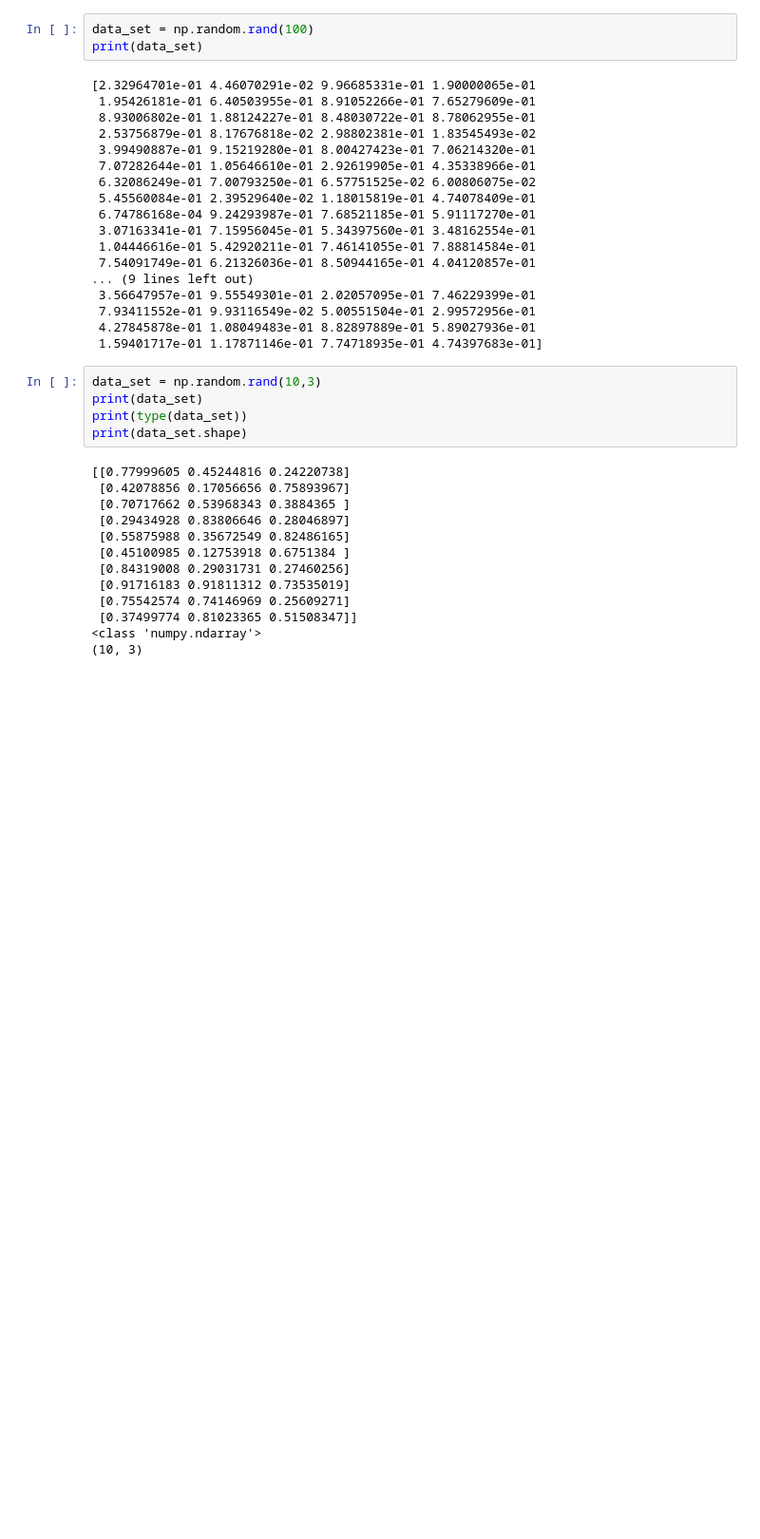
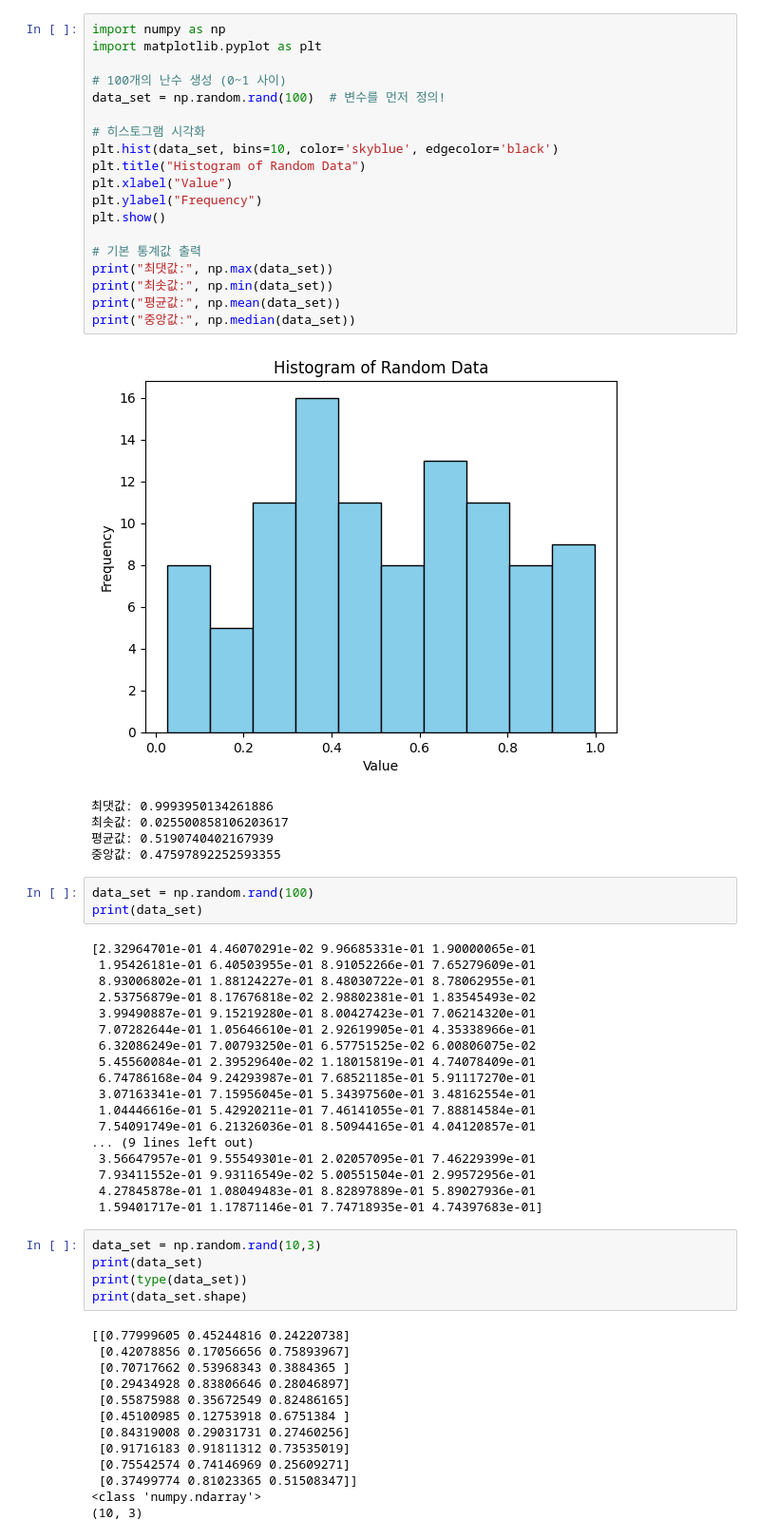
Before and after one commit to swdean07/Python_swh, a Jupyter notebook: ch7/test.ipynb, the cells around one changed output. Shown at 95% size. Drawn from its saved outputs; the diff is of its cells as text; blank space fills up the shorter version.

```diff
--- a/ch7/test.ipynb
+++ b/ch7/test.ipynb
@@ -37,3 +37,28 @@ dtype: float64
+# %%
+import numpy as np
+import matplotlib.pyplot as plt
+
+# 100개의 난수 생성 (0~1 사이)
+data_set = np.random.rand(100)  # 변수를 먼저 정의!
+
+# 히스토그램 시각화
+plt.hist(data_set, bins=10, color='skyblue', edgecolor='black')
+plt.title("Histogram of Random Data")
+plt.xlabel("Value")
+plt.ylabel("Frequency")
+plt.show()
+
+# 기본 통계값 출력
+print("최댓값:", np.max(data_set))
+print("최솟값:", np.min(data_set))
+print("평균값:", np.mean(data_set))
+print("중앙값:", np.median(data_set))
+# %% [output]
+[figure, added]
+최댓값: 0.9993950134261886
+최솟값: 0.025500858106203617
+평균값: 0.5190740402167939
+중앙값: 0.47597892252593355
 # %%
 data_set = np.random.rand(100)
 print(data_set)
```
Also changed, not shown: parts of 1 cell of this notebook.
